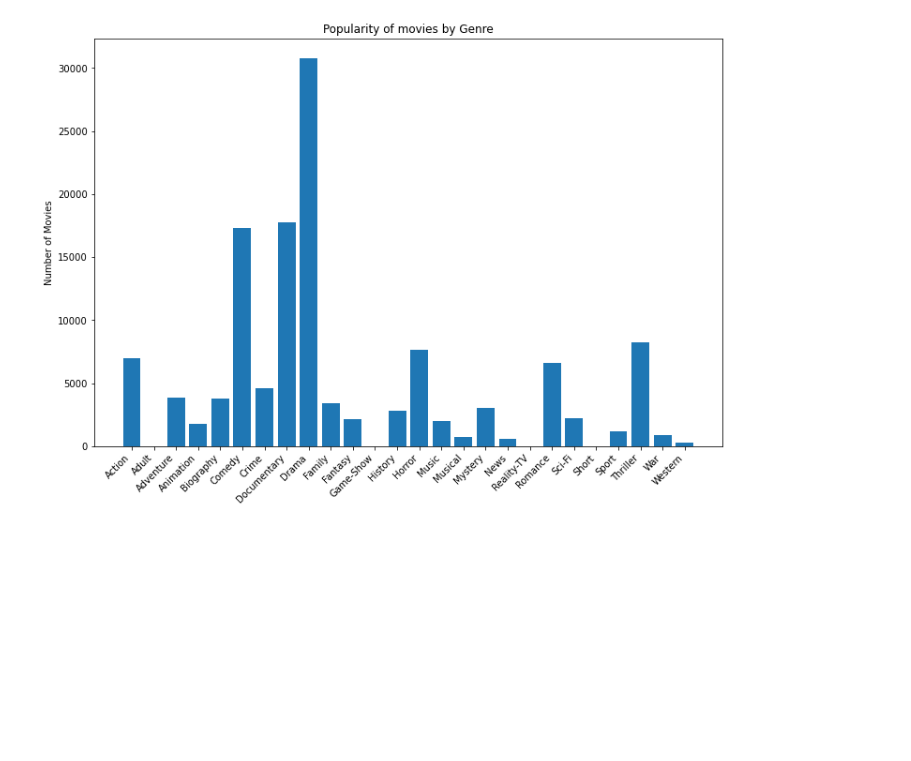
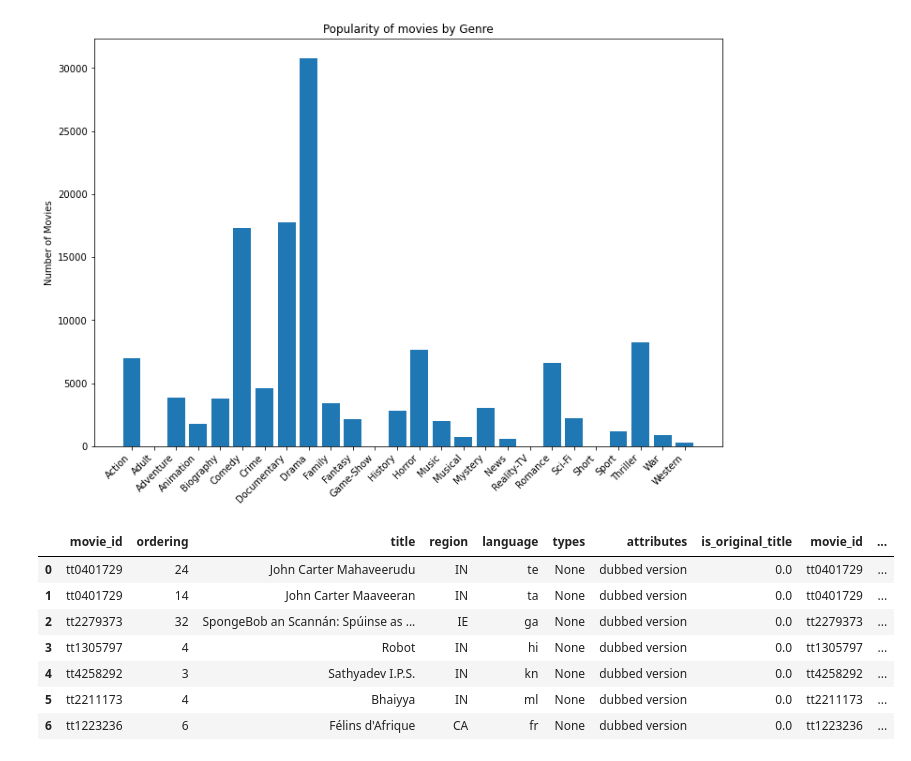
Before and after one commit to pyamin1878/Movie-Project, a Jupyter notebook: Notebooks/student_working_notebook_pat.ipynb, the cells around one changed output. Cells and saved outputs as stored; diff of their text form; code cells hidden in the pictures; blank space fills up the shorter version.

```diff
--- a/Notebooks/student_working_notebook_pat.ipynb
+++ b/Notebooks/student_working_notebook_pat.ipynb
@@ -282,3 +282,31 @@ ax.set_xticklabels(genre_counts.index, rotation=45, ha='right')
 plt.show();
 # %% [output]
 [figure]
+# %%
+dubbed_films_by_region = pd.read_sql("""
+
+SELECT *
+FROM movie_akas as akas
+JOIN movie_ratings as mr
+     ON mr.movie_id = akas.movie_id
+WHERE attributes IS NOT NULL
+AND language IS NOT NULL
+AND averagerating IS NOT NULL
+AND numvotes IS NOT NULL
+GROUP BY language
+HAVING attributes = 'dubbed version'
+ORDER BY numvotes DESC
+
+
+""", conn)
+# %%
+dubbed_films_by_region
+# %% [output]
+|  | movie_id | ordering | title | region | language | types | attributes | is_original_title | movie_id | ... |
+| 0 | tt0401729 | 24 | John Carter Mahaveerudu | IN | te | None | dubbed version | 0.0 | tt0401729 | ... |
+| 1 | tt0401729 | 14 | John Carter Maaveeran | IN | ta | None | dubbed version | 0.0 | tt0401729 | ... |
+| 2 | tt2279373 | 32 | SpongeBob an Scannán: Spúinse as ... | IE | ga | None | dubbed version | 0.0 | tt2279373 | ... |
+| 3 | tt1305797 | 4 | Robot | IN | hi | None | dubbed version | 0.0 | tt1305797 | ... |
+| 4 | tt4258292 | 3 | Sathyadev I.P.S. | IN | kn | None | dubbed version | 0.0 | tt4258292 | ... |
+| 5 | tt2211173 | 4 | Bhaiyya | IN | ml | None | dubbed version | 0.0 | tt2211173 | ... |
+| 6 | tt1223236 | 6 | Félins d'Afrique | CA | fr | None | dubbed version | 0.0 | tt1223236 | ... |
```
Also changed, not shown: parts of 1 cell of this notebook.
